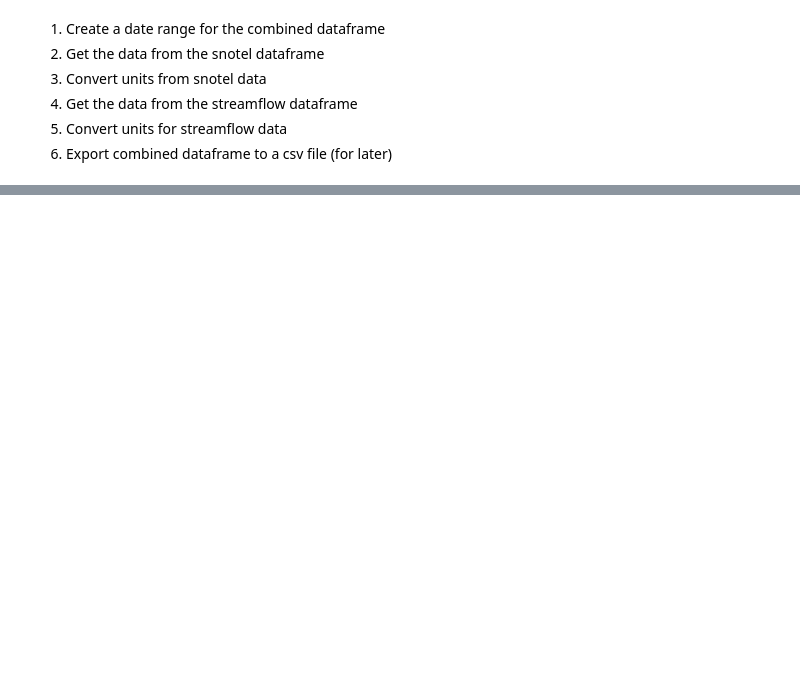
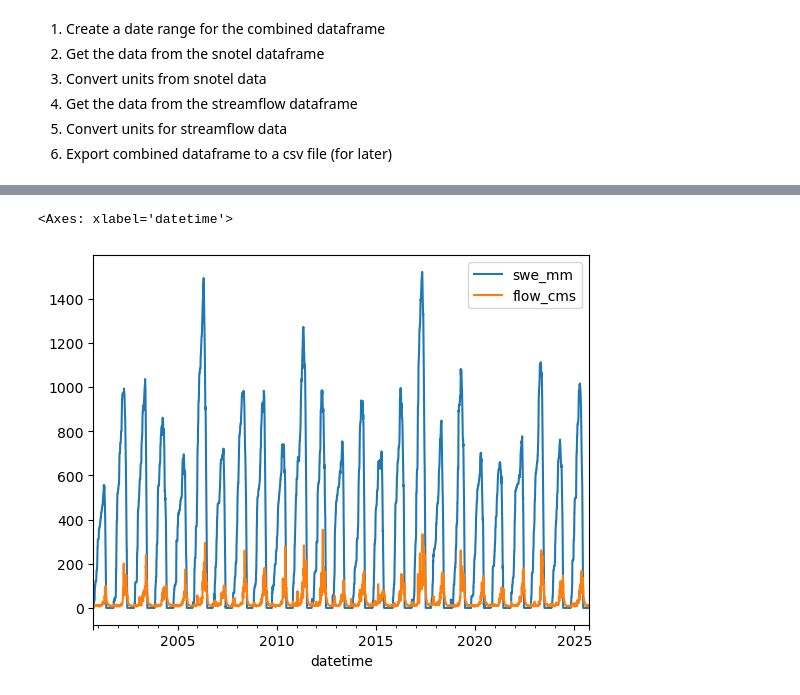
Before and after one commit to scottfordham/sf-GEOS505, a Jupyter notebook: Unit03-Time-Series/03.4 Multiple Time Series.ipynb, the cells around one changed output, grey strips where cells are left out. Drawn from its saved outputs; the diff is of its cells as text; code cells hidden in the pictures; blank space fills up the shorter version.

```diff
--- a/Unit03-Time-Series/03.4 Multiple Time Series.ipynb
+++ b/Unit03-Time-Series/03.4 Multiple Time Series.ipynb
@@ -50,7 +92,7 @@ combined_swe = df_snotel['SWE'].values
 combined_swe = combined_swe * 25.4 # in to mm conversion
 
 combined_tavg = df_snotel['AVG AIR TEMP'].values
-combined_tavg = (combined_swe - 32.0)*(5/9) # °F to °C conversion
+combined_tavg = (combined_tavg - 32.0)*(5/9) # °F to °C conversion
 
 combined_prec = df_snotel['PRECIPITATION'].values
 combined_prec = combined_prec * 25.4 # in to mm conversion
@@ -73,2 +130,5 @@ df_combined
 # %%
-df_combined.plot()
+df_combined[['swe_mm','flow_cms']].plot()
+# %% [output]
+<Axes: xlabel='datetime'>
+[figure, added]
```
Also changed, not shown: parts of 5 cells of this notebook, 6 other files.
